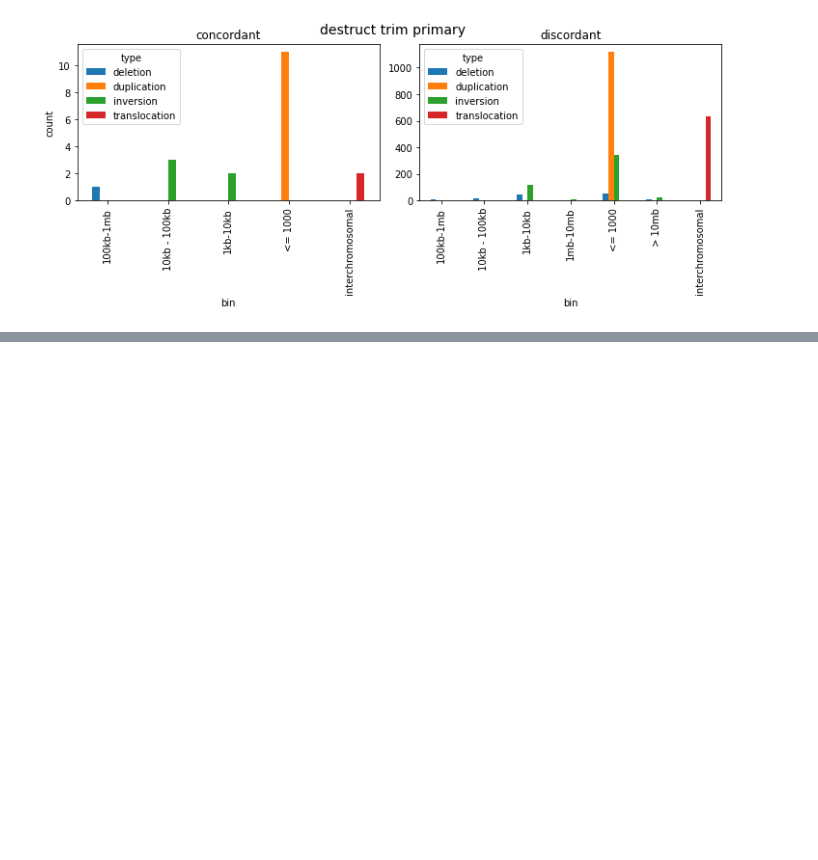
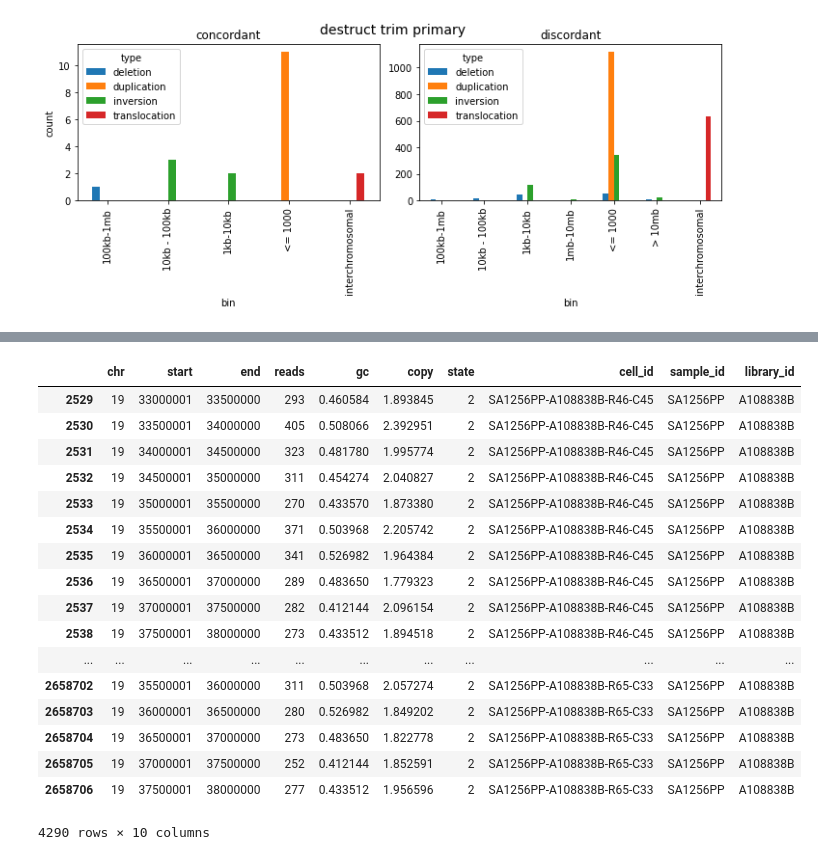
Before and after one commit to shahcompbio/dlp_qc_utils, a Jupyter notebook: dlp_qc_utils/notebooks/analysis.ipynb, the cells around one changed output, grey strips where cells are left out. Drawn from its saved outputs; the diff is of its cells as text; code cells hidden in the pictures; blank space fills up the shorter version.

```diff
--- a/dlp_qc_utils/notebooks/analysis.ipynb
+++ b/dlp_qc_utils/notebooks/analysis.ipynb
@@ -576,0 +678,23 @@ def type_plot(matched, ax1, ax2, fig, title="", csv=True):
+# %%
+cn = cn_data_filt[cn_data_filt.chr=="19"]
+
+cn[(cn.start>=33000000) & (cn.start <= 38000000)]
+# %% [output]
+|  | chr | start | end | reads | gc | copy | state | cell_id | sample_id | library_id |
+| 2529 | 19 | 33000001 | 33500000 | 293 | 0.460584 | 1.893845 | 2 | SA1256PP-A108838B-R46-C45 | SA1256PP | A108838B |
+| 2530 | 19 | 33500001 | 34000000 | 405 | 0.508066 | 2.392951 | 2 | SA1256PP-A108838B-R46-C45 | SA1256PP | A108838B |
+| 2531 | 19 | 34000001 | 34500000 | 323 | 0.481780 | 1.995774 | 2 | SA1256PP-A108838B-R46-C45 | SA1256PP | A108838B |
+| 2532 | 19 | 34500001 | 35000000 | 311 | 0.454274 | 2.040827 | 2 | SA1256PP-A108838B-R46-C45 | SA1256PP | A108838B |
+| 2533 | 19 | 35000001 | 35500000 | 270 | 0.433570 | 1.873380 | 2 | SA1256PP-A108838B-R46-C45 | SA1256PP | A108838B |
+| 2534 | 19 | 35500001 | 36000000 | 371 | 0.503968 | 2.205742 | 2 | SA1256PP-A108838B-R46-C45 | SA1256PP | A108838B |
+| 2535 | 19 | 36000001 | 36500000 | 341 | 0.526982 | 1.964384 | 2 | SA1256PP-A108838B-R46-C45 | SA1256PP | A108838B |
+| 2536 | 19 | 36500001 | 37000000 | 289 | 0.483650 | 1.779323 | 2 | SA1256PP-A108838B-R46-C45 | SA1256PP | A108838B |
+| 2537 | 19 | 37000001 | 37500000 | 282 | 0.412144 | 2.096154 | 2 | SA1256PP-A108838B-R46-C45 | SA1256PP | A108838B |
+| 2538 | 19 | 37500001 | 38000000 | 273 | 0.433512 | 1.894518 | 2 | SA1256PP-A108838B-R46-C45 | SA1256PP | A108838B |
+| ... | ... | ... | ... | ... | ... | ... | ... | ... | ... | ... |
+| 2658702 | 19 | 35500001 | 36000000 | 311 | 0.503968 | 2.057274 | 2 | SA1256PP-A108838B-R65-C33 | SA1256PP | A108838B |
+| 2658703 | 19 | 36000001 | 36500000 | 280 | 0.526982 | 1.849202 | 2 | SA1256PP-A108838B-R65-C33 | SA1256PP | A108838B |
+| 2658704 | 19 | 36500001 | 37000000 | 273 | 0.483650 | 1.822778 | 2 | SA1256PP-A108838B-R65-C33 | SA1256PP | A108838B |
+| 2658705 | 19 | 37000001 | 37500000 | 252 | 0.412144 | 1.852591 | 2 | SA1256PP-A108838B-R65-C33 | SA1256PP | A108838B |
+| 2658706 | 19 | 37500001 | 38000000 | 277 | 0.433512 | 1.956596 | 2 | SA1256PP-A108838B-R65-C33 | SA1256PP | A108838B |
+4290 rows × 10 columns
```
Also changed, not shown: parts of 10 cells of this notebook, 1 other file.
